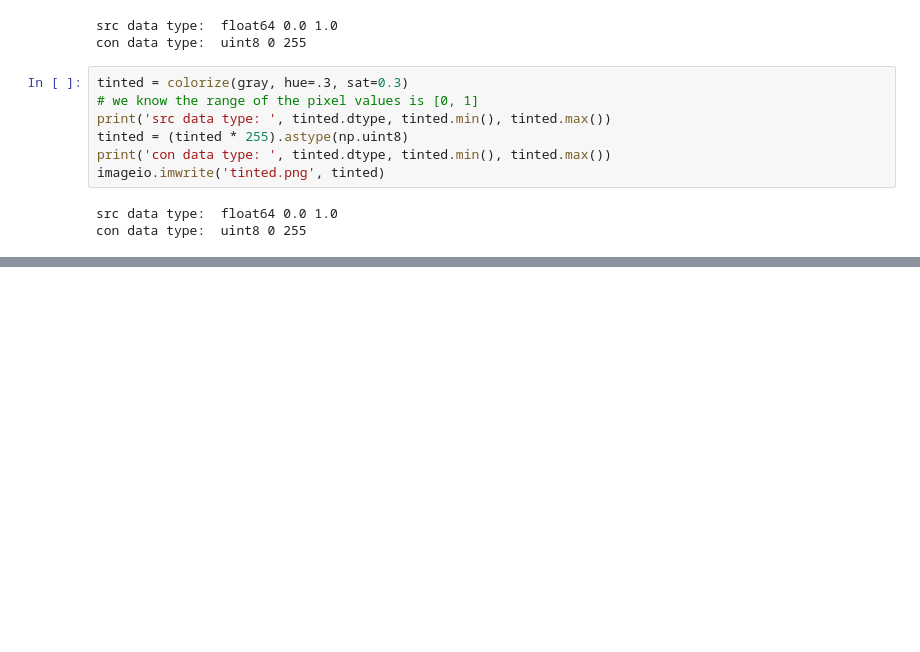
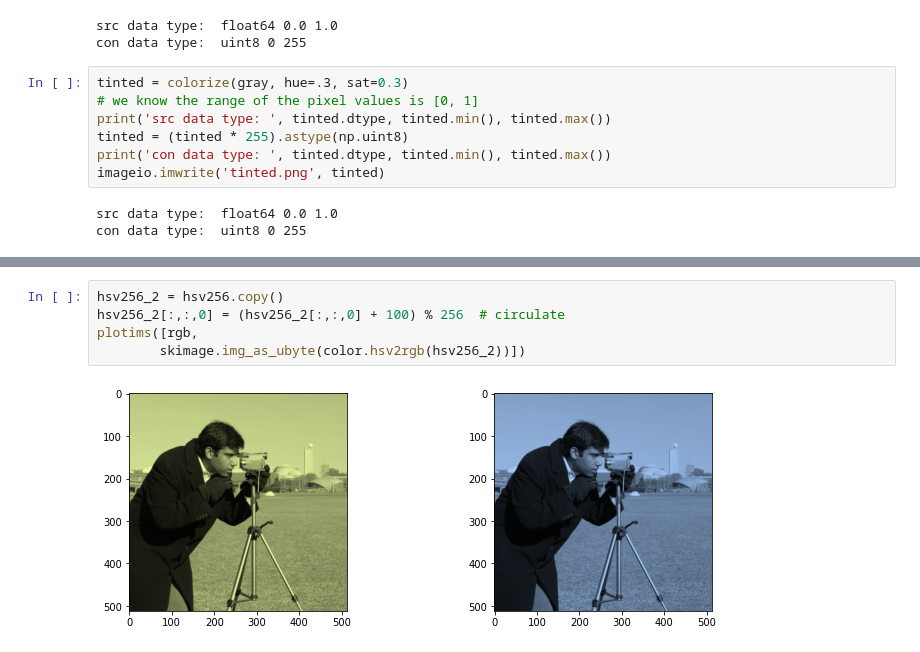
Before and after one commit to yongduek/MAS-2011, a Jupyter notebook: pixel_operations.ipynb, the cells around one changed output, grey strips where cells are left out. Cells and saved outputs as stored; diff of their text form; blank space fills up the shorter version.

```diff
--- a/pixel_operations.ipynb
+++ b/pixel_operations.ipynb
@@ -232,0 +258,7 @@ End.
+# %%
+hsv256_2 = hsv256.copy()
+hsv256_2[:,:,0] = (hsv256_2[:,:,0] + 100) % 256  # circulate
+plotims([rgb,
+        skimage.img_as_ubyte(color.hsv2rgb(hsv256_2))])
+# %% [output]
+[figure, added]
```
Also changed, not shown: parts of 16 cells of this notebook.
